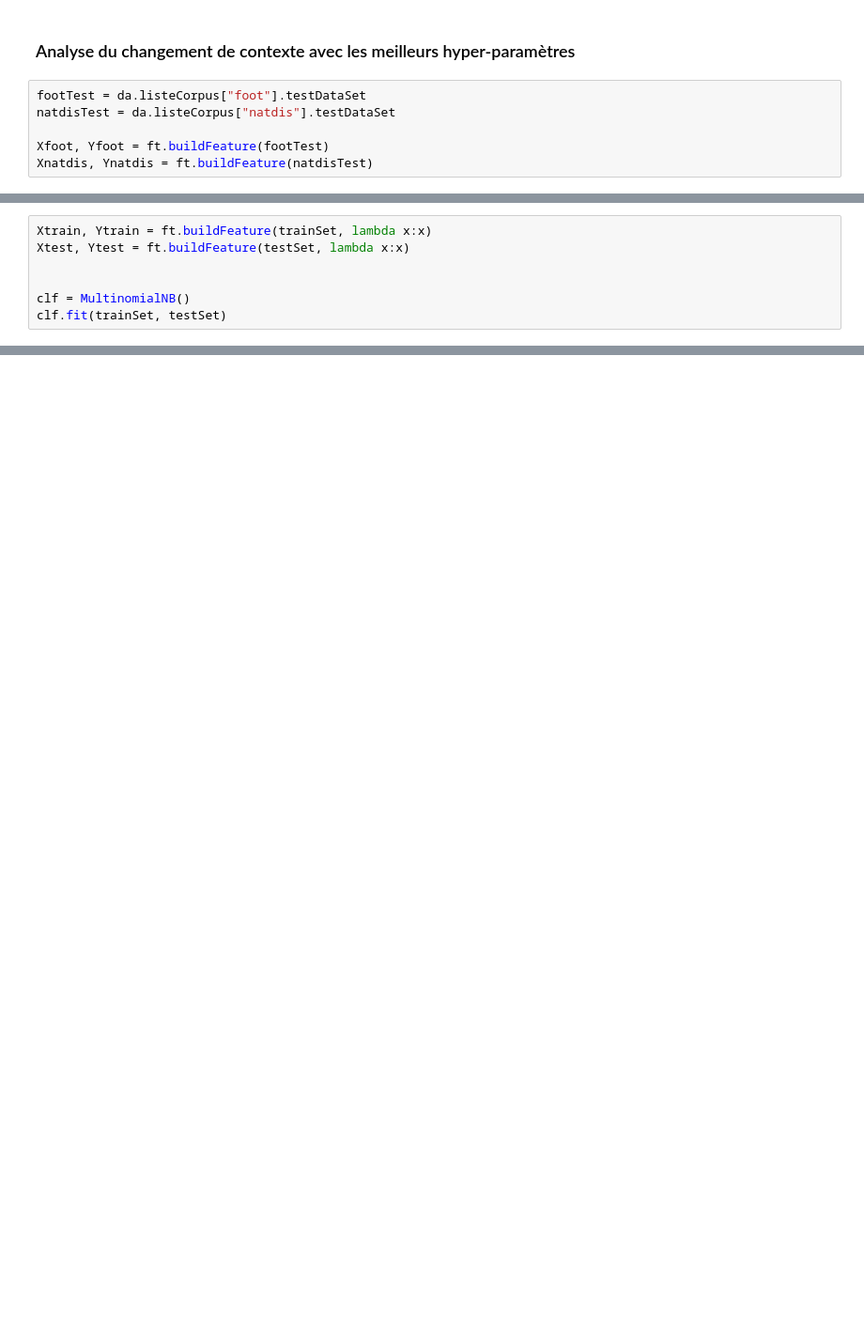
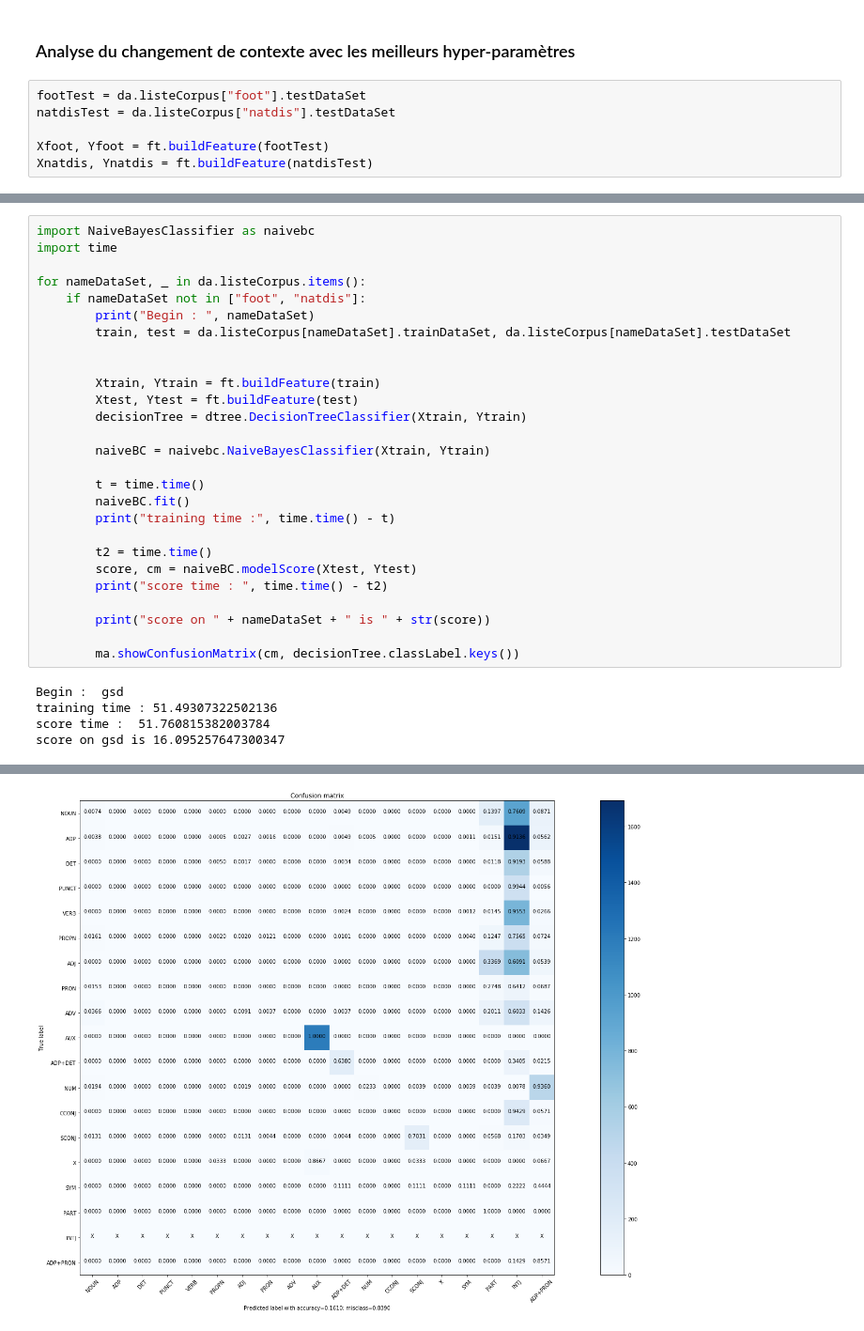
Before and after one commit to FusRoman/IntroMLProjet, a Jupyter notebook: src/IntroMLProject.ipynb, the cells around one changed output, grey strips where cells are left out. Shown at 94% size. Saved outputs shown, nothing was run; the diff lists cells and outputs as text; blank space fills up the shorter version.

```diff
--- a/src/IntroMLProject.ipynb
+++ b/src/IntroMLProject.ipynb
@@ -344,7 +330,0 @@ from sklearn.naive_bayes import MultinomialNB
-# %%
-Xtrain, Ytrain = ft.buildFeature(trainSet, lambda x:x)
-Xtest, Ytest = ft.buildFeature(testSet, lambda x:x)
-
-
-clf = MultinomialNB()
-clf.fit(trainSet, testSet)
@@ -352,0 +335,32 @@ clf.score(Xtest, Ytest)
+# %%
+import NaiveBayesClassifier as naivebc
+import time
+
+for nameDataSet, _ in da.listeCorpus.items():
+    if nameDataSet not in ["foot", "natdis"]:
+        print("Begin : ", nameDataSet)
+        train, test = da.listeCorpus[nameDataSet].trainDataSet, da.listeCorpus[nameDataSet].testDataSet
+
+
+        Xtrain, Ytrain = ft.buildFeature(train)
+        Xtest, Ytest = ft.buildFeature(test)
+        decisionTree = dtree.DecisionTreeClassifier(Xtrain, Ytrain)
+
+        naiveBC = naivebc.NaiveBayesClassifier(Xtrain, Ytrain)
+
+        t = time.time()
+        naiveBC.fit()
+        print("training time :", time.time() - t)
+
+        t2 = time.time()
+        score, cm = naiveBC.modelScore(Xtest, Ytest)
+        print("score time : ", time.time() - t2)
+
+        print("score on " + nameDataSet + " is " + str(score))
+
+        ma.showConfusionMatrix(cm, decisionTree.classLabel.keys())
+# %% [output]
+Begin :  gsd
+training time : 51.49307322502136
+score time :  51.760815382003784
+score on gsd is 16.095257647300347
@@ -352,0 +387 @@ clf.score(Xtest, Ytest)
+[figure, added]
```
Also changed, not shown: parts of 21 cells of this notebook, 3 other files.
